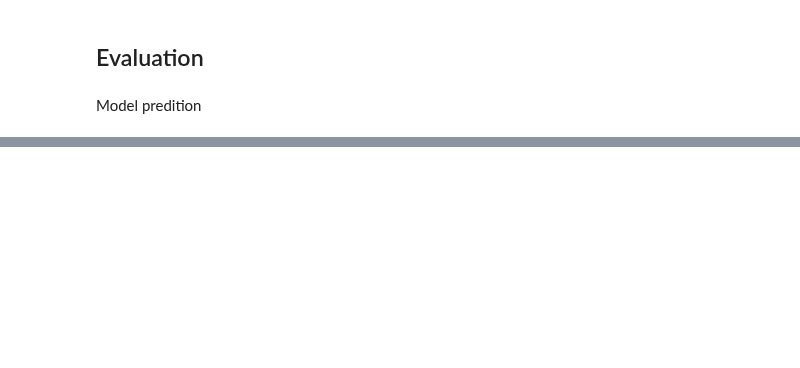
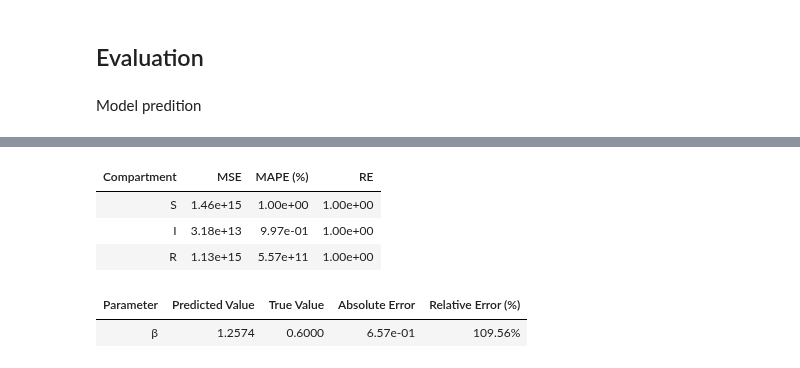
Before and after one commit to GiacomoGuidotto/sir-pinn, a Jupyter notebook: src/constant_rate/constant_rate_v2.ipynb, the cells around one changed output, grey strips where cells are left out. Cells and saved outputs as stored; diff of their text form; code cells hidden in the pictures; blank space fills up the shorter version.

```diff
--- a/src/constant_rate/constant_rate_v2.ipynb
+++ b/src/constant_rate/constant_rate_v2.ipynb
@@ -120,7 +123,7 @@ class SIRConfig:
     collocation_points: int = 6000
 
     # Logging
-    log_every_n_steps: int = 100
+    log_every_n_steps: int = 61
 # %% [markdown]
 ## Dataset creation
 # %%
@@ -516,11 +518,63 @@ Beta evolution
 # %%
-plt.figure(figsize=(12, 6))
+def mse(pred, true):
+  """Calculate Mean Squared Error between predicted and true values."""
+  return np.mean((pred - true) ** 2)
 
-sns.lineplot(data=model.beta_history, label='$\\beta$')
 
-plt.title(f'$\\beta$ Evolution', fontsize=14)
-plt.xlabel('Iteration', fontsize=12)
-plt.ylabel('$\\beta$ value', fontsize=12)
-plt.legend()
-plt.tight_layout()
-plt.show()
+def re(pred, true):
+  """Calculate Relative Error between predicted and true values."""
+  return np.linalg.norm(true - pred, 2) / np.linalg.norm(true, 2)
+
+
+def mape(pred, true):
+  """Calculate Mean Absolute Percentage Error between predicted and true values."""
+  return mean_absolute_percentage_error(true, pred)
+
+
+compartments = ["S", "I", "R"]
+pred_arrays = [s_pred, i_pred, r_pred]
+true_arrays = [s_true, i_true, r_true]
+
+mse_values = [
+  f"{mse(pred, true):.2e}" for pred, true in zip(pred_arrays, true_arrays)
+]
+re_values = [
+  f"{re(pred, true):.2e}" for pred, true in zip(pred_arrays, true_arrays)
+]
+mape_values = [
+  f"{mape(pred, true):.2e}" for pred, true in zip(pred_arrays, true_arrays)
+]
+
+errors = pd.DataFrame(
+  {
+    "Compartment": compartments,
+    "MSE":         mse_values,
+    "MAPE (%)":    mape_values,
+    "RE":          re_values,
+  }
+)
+
+display(HTML(errors.to_html(index=False)))
+# %% [output]
+| Compartment | MSE | MAPE (%) | RE |
+| S | 1.46e+15 | 1.00e+00 | 1.00e+00 |
+| I | 3.18e+13 | 9.97e-01 | 1.00e+00 |
+| R | 1.13e+15 | 5.57e+11 | 1.00e+00 |
+# %%
+beta_error = abs(beta_pred - config.beta_true)
+beta_error_percent = beta_error / config.beta_true * 100
+
+beta_errors = pd.DataFrame(
+  {
+    "Parameter":          ["β"],
+    "Predicted Value":    [f"{beta_pred:.4f}"],
+    "True Value":         [f"{config.beta_true:.4f}"],
+    "Absolute Error":     [f"{beta_error:.2e}"],
+    "Relative Error (%)": [f"{beta_error_percent:.2f}%"],
+  }
+)
+
+display(HTML(beta_errors.to_html(index=False)))
+# %% [output]
+| Parameter | Predicted Value | True Value | Absolute Error | Relative Error (%) |
+| β | 1.2574 | 0.6000 | 6.57e-01 | 109.56% |
```
Also changed, not shown: parts of 9 cells of this notebook.
